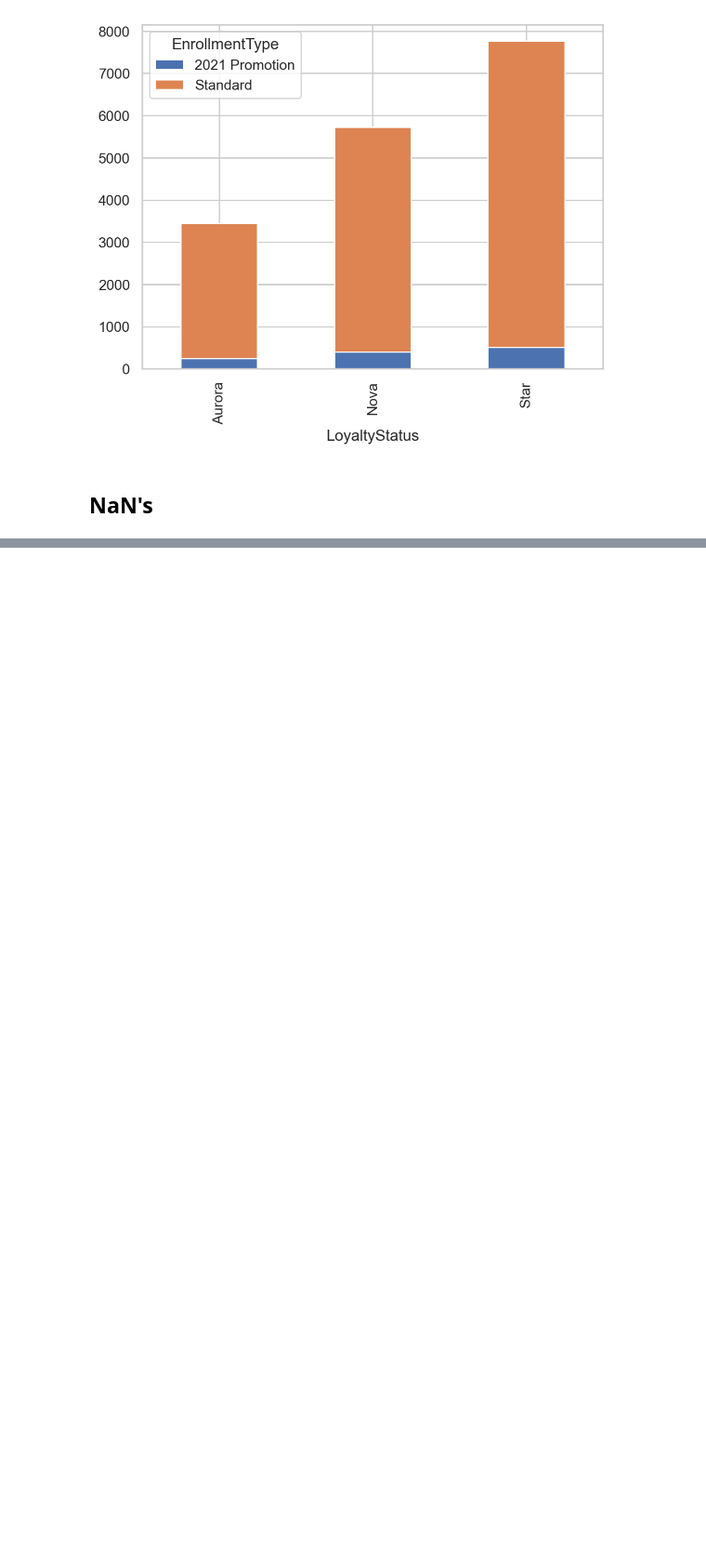
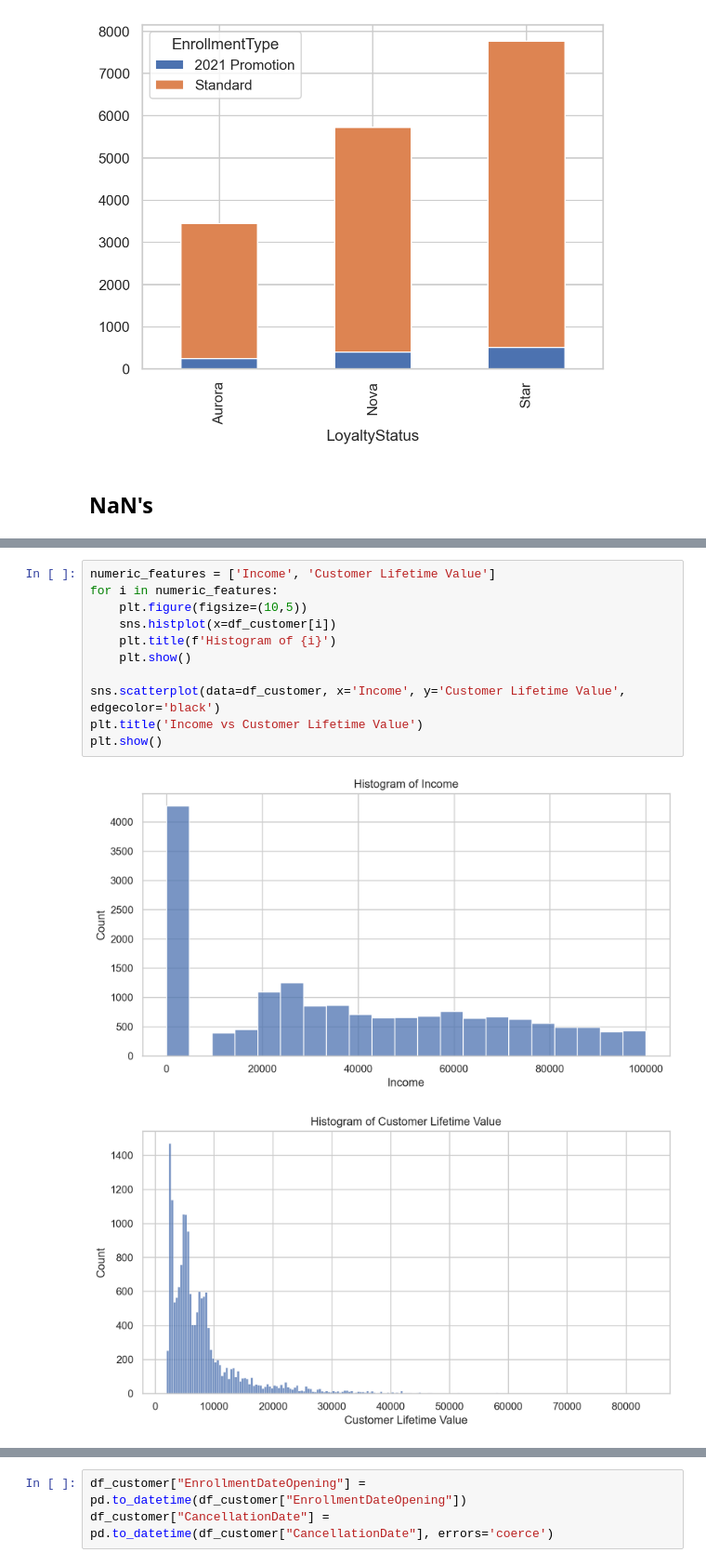
Before and after one commit to Filipesteves974/Data-Mining, a Jupyter notebook: eda_customer.ipynb, the cells around one changed output, grey strips where cells are left out. Shown at 93% size. Cells and saved outputs as stored; diff of their text form; blank space fills up the shorter version.

```diff
--- a/eda_customer.ipynb
+++ b/eda_customer.ipynb
@@ -384,0 +406,14 @@ plt.show()
+# %%
+numeric_features = ['Income', 'Customer Lifetime Value']
+for i in numeric_features:
+    plt.figure(figsize=(10,5))
+    sns.histplot(x=df_customer[i])
+    plt.title(f'Histogram of {i}')
+    plt.show()
+
+sns.scatterplot(data=df_customer, x='Income', y='Customer Lifetime Value', edgecolor='black')
+plt.title('Income vs Customer Lifetime Value')
+plt.show()
+# %% [output]
+[figure, added]
+[figure, added]
@@ -384,0 +421,3 @@ plt.show()
+# %%
+df_customer["EnrollmentDateOpening"] = pd.to_datetime(df_customer["EnrollmentDateOpening"])
+df_customer["CancellationDate"] = pd.to_datetime(df_customer["CancellationDate"], errors='coerce')
```
Also changed, not shown: parts of 4 cells of this notebook.
